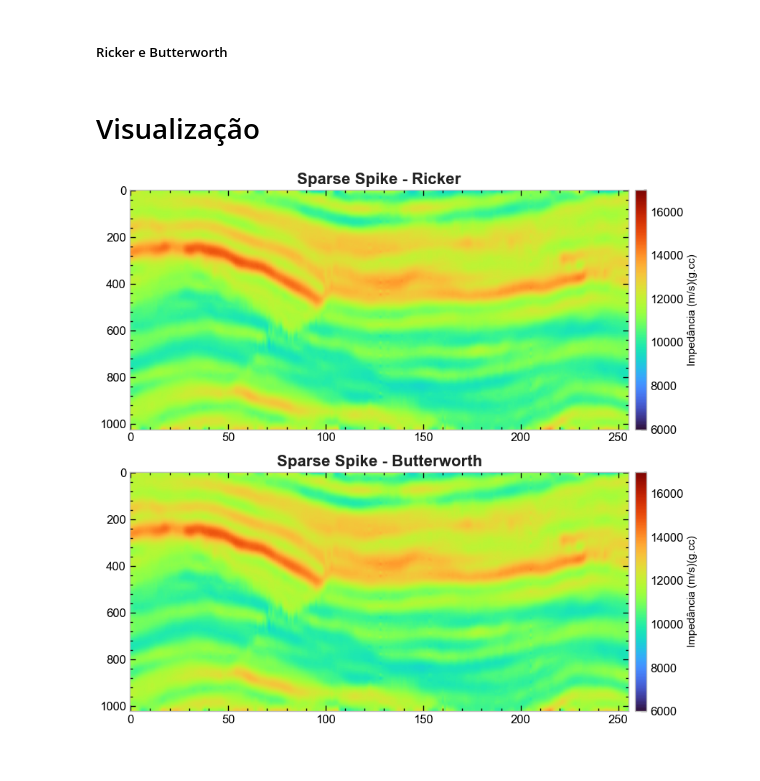
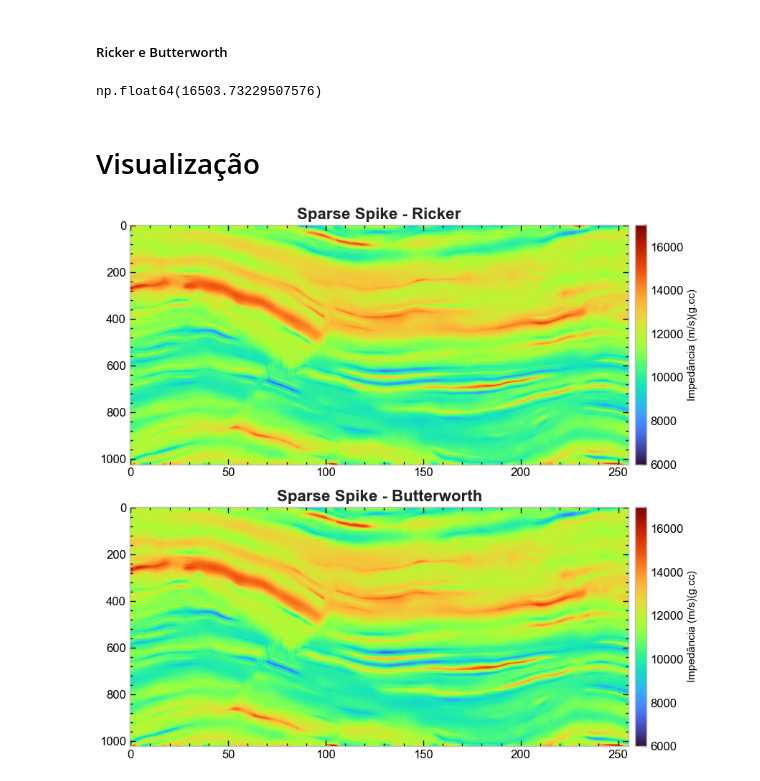
Before and after one commit to albano-a/tcc_methodology, a Jupyter notebook: main.ipynb, the cells around one changed output. Cells and saved outputs as stored; diff of their text form; code cells hidden in the pictures.

```diff
--- a/main.ipynb
+++ b/main.ipynb
@@ -256,7 +256,7 @@ poststack_butter = pylops.avo.poststack.PoststackLinearModelling(
 )
 
 I = pylops.Identity(nz)
-TIKHO = 5e-10
+TIKHO = 0.5
 REGS = [I]
 # %%
 import numpy as np
@@ -414,6 +414,9 @@ from pylops.optimization.sparsity import irls
 from tqdm import tqdm
 from joblib import Parallel, delayed
 
+EPSR = 0.1
+EPSI = 0.90
+TOLIRLS = 0.075
 
 def process_trace(ix, iy, amplitude, imp_back, PPop, PPop_b, TIKHO):
     seismic_trace = amplitude[ix, iy, :].flatten()
@@ -423,28 +426,26 @@ def process_trace(ix, iy, amplitude, imp_back, PPop, PPop_b, TIKHO):
         Op=PPop,
         y=seismic_trace,
         #threshR=True,
-        #epsI=TIKHO, # 0.5
-        epsR=4e-4,
-        epsI=5e-1,
+        #epsR=EPSR,
+        epsI=EPSI,
         x0=impedance_trace,
-        #nouter=5,
-        #tolIRLS=0.5,
-        #kind='model',
-        **dict(iter_lim=100)
+        nouter=4,
+        tolIRLS=TOLIRLS,
+        kind='model',
+        **dict(iter_lim=1000)
     )[0]
 
     inverted_impedance_section_butter = irls(
         Op=PPop_b,
         y=seismic_trace,
         #threshR=True,
-        # epsI=TIKHO, # 0.5
-        epsR=4e-4,
-        epsI=5e-1,
+        #epsR=EPSR,
+        epsI=EPSI, # 0.5 e 0.05
         x0=impedance_trace,
-        # nouter=5,
-        # tolIRLS=0.5,
-        #kind='model',
-        **dict(iter_lim=100)
+        nouter=4,
+        tolIRLS=TOLIRLS,
+        kind='model',
+        **dict(iter_lim=1000)
     )[0]
 
     return (ix, iy, inverted_impedance_trace_ricker, inverted_impedance_section_butter)
@@ -453,22 +454,17 @@ def process_trace(ix, iy, amplitude, imp_back, PPop, PPop_b, TIKHO):
 def sparse_spike_inverting(amplitude, imp_back, impedance, PPop, PPop_b, TIKHO):
     nx, ny, nz = amplitude.shape
 
-    inv_imp_ricker = np.zeros_like(impedance)
-    inv_imp_butter = np.zeros_like(impedance)
+    inv_imp_ricker = np.zeros((nx, 1, nz))
+    inv_imp_butter = np.zeros((nx, 1, nz))
 
     results = Parallel(n_jobs=-1)(
-        delayed(process_trace)(ix, iy, amplitude, imp_back, PPop, PPop_b, TIKHO)
-        for ix, iy in tqdm(np.ndindex(nx, ny), desc="Processing traces")
+        delayed(process_trace)(ix, 128, amplitude, imp_back, PPop, PPop_b, TIKHO)
+        for ix in tqdm(range(nx), desc="Processing traces")
     )
 
-    for (
-        ix,
-        iy,
-        inverted_impedance_trace_ricker,
-        inverted_impedance_section_butter,
-    ) in results:
-        inv_imp_ricker[ix, iy, :] = inverted_impedance_trace_ricker.reshape(nz)
-        inv_imp_butter[ix, iy, :] = inverted_impedance_section_butter.reshape(nz)
+    for ix, _, inverted_impedance_trace_ricker, inverted_impedance_section_butter in results:
+        inv_imp_ricker[ix, 0, :] = inverted_impedance_trace_ricker.reshape(nz)
+        inv_imp_butter[ix, 0, :] = inverted_impedance_section_butter.reshape(nz)
 
     inverted_impedance_final_ricker = inv_imp_ricker #+ imp_back
     inverted_impedance_final_butter = inv_imp_butter #+ imp_back
@@ -482,12 +478,15 @@ ss_inverted_impedance_final_ricker, ss_inverted_impedance_final_butter = (
         data_amp, imp_background, data_imp, poststack_ricker, poststack_butter, TIKHO
     )
 )
+np.max(ss_inverted_impedance_final_ricker)
+# %% [output]
+np.float64(16503.73229507576)
 # %% [markdown]
 # Visualização
 # %%
 fig, axs = plt.subplots(2, 1, figsize=(9, 8))
 
-SECTION = 128
+SECTION = 0
 
 c = axs[0].imshow(
     ss_inverted_impedance_final_ricker[:, SECTION, :].T,
@@ -506,32 +505,32 @@ axs[0].set_yticklabels(
     [str(int(tick) * 4) for tick in axs[0].get_yticks()]
 )  # Altera os rótulos do eixo y
 axs[0].tick_params(axis="both", labelsize=LABEL_SIZE)
 axs[0].grid(False)
 
 c = axs[1].imshow(
     ss_inverted_impedance_final_butter[:, SECTION, :].T,
     cmap="turbo",
     aspect="auto",
     vmin=VMIN,
     vmax=VMAX,
 )
 cbar = fig.colorbar(c, ax=axs[1], pad=0.01)
 cbar.set_label("Impedância (m/s)(g.cc)", size=11)
 cbar.ax.tick_params(labelsize=LABEL_SIZE)
 axs[1].set_title(
     "Sparse Spike - Butterworth",
     fontsize=FONT_SIZE,
     fontweight="bold",
     color=TEXT_COLOR,
 )
 axs[1].set_yticklabels(
     [str(int(tick) * 4) for tick in axs[1].get_yticks()]
 )  # Altera os rótulos do eixo y
 axs[1].tick_params(axis="both", labelsize=LABEL_SIZE)
 axs[1].grid(False)
 
 plt.tight_layout()
-plt.savefig("Figures/views/ss_ricker_butter.png", dpi=500, bbox_inches="tight")
+#plt.savefig("Figures/views/ss_ricker_butter.png", dpi=500, bbox_inches="tight")
 plt.show()
 # %% [output]
-[figure, old version]
+[figure, new version]
```
Also changed, not shown: parts of 6 cells of this notebook, 11 other files.
